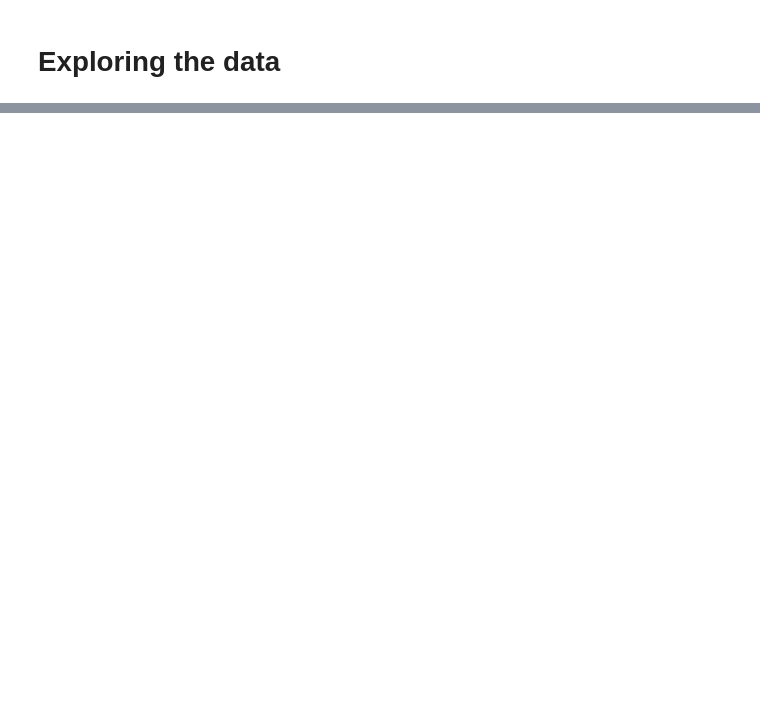
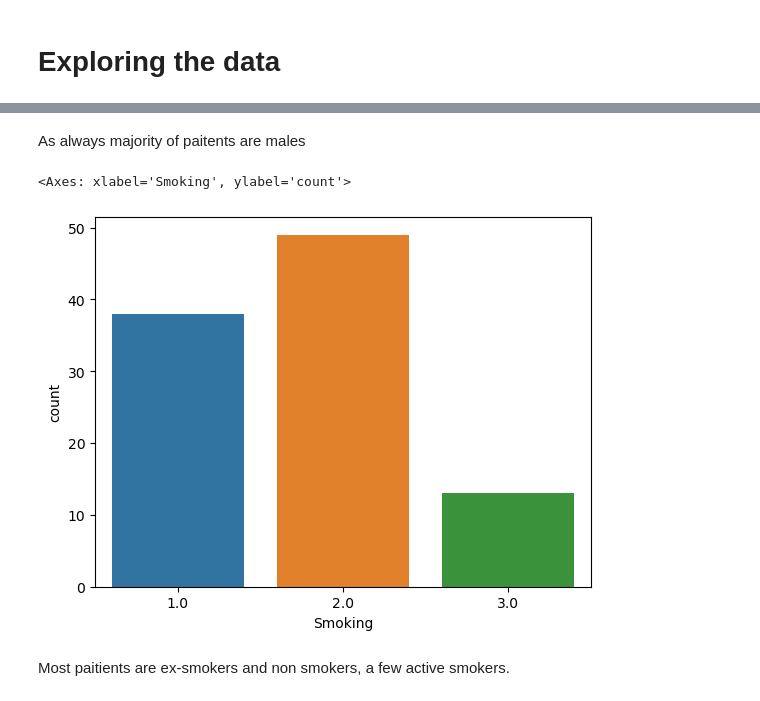
Before and after one commit to ThankiJay/Exasens, a Jupyter notebook: EDA.ipynb, the cells around one changed output, grey strips where cells are left out. Saved outputs shown, nothing was run; the diff lists cells and outputs as text; code cells hidden in the pictures; blank space fills up the shorter version.

```diff
--- a/EDA.ipynb
+++ b/EDA.ipynb
@@ -18,0 +44,9 @@ TypeError: read_csv() got an unexpected keyword argument 'ignore_index'
+# %% [markdown]
+As always majority of paitents are males
+# %%
+sns.countplot(data, x = 'Smoking')
+# %% [output]
+<Axes: xlabel='Smoking', ylabel='count'>
+[figure, added]
+# %% [markdown]
+Most paitients are ex-smokers and non smokers, a few active smokers.
```
Also changed, not shown: parts of 21 cells of this notebook, 5 other files.
